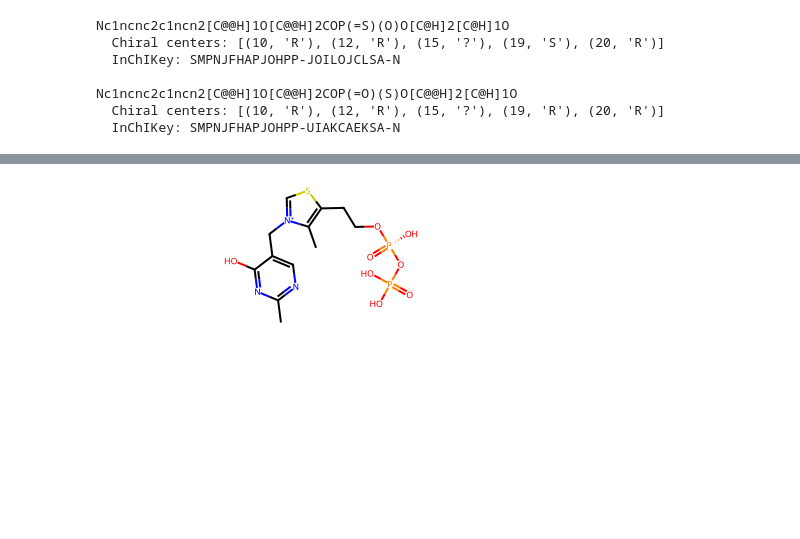
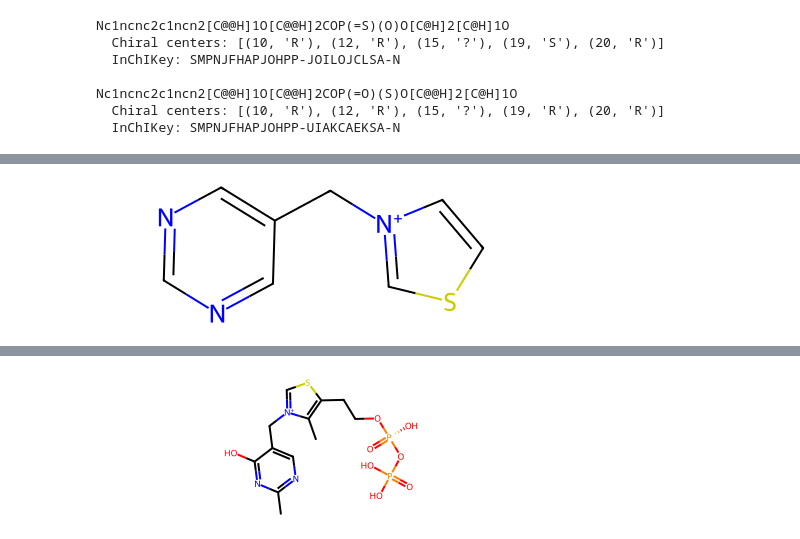
Before and after one commit to zaky02/LibMiner, a Jupyter notebook: clean/search.ipynb, the cells around one changed output, grey strips where cells are left out. Saved outputs shown, nothing was run; the diff lists cells and outputs as text; code cells hidden in the pictures; blank space fills up the shorter version.

```diff
--- a/clean/search.ipynb
+++ b/clean/search.ipynb
@@ -594 +604,7 @@ Nc1ncnc2c1ncn2[C@@H]1O[C@@H]2COP(=O)(S)O[C@@H]2[C@H]1O
+# %%
+sca1 = to_scaffold(smi1, False)
+sca2 = to_scaffold(smi2, False)
+sca1
+# %% [output]
+[figure, added]
 # %%
```
Also changed, not shown: parts of 11 cells of this notebook, 2 other files.
